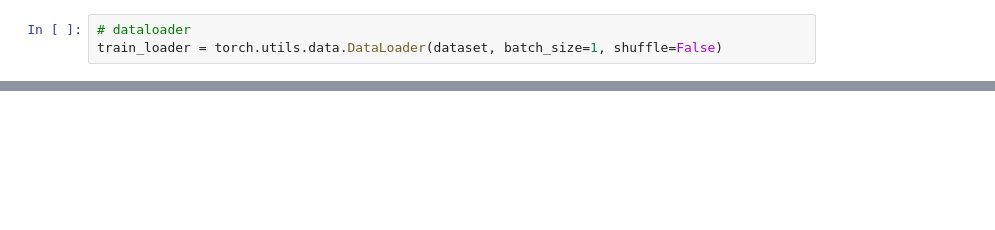
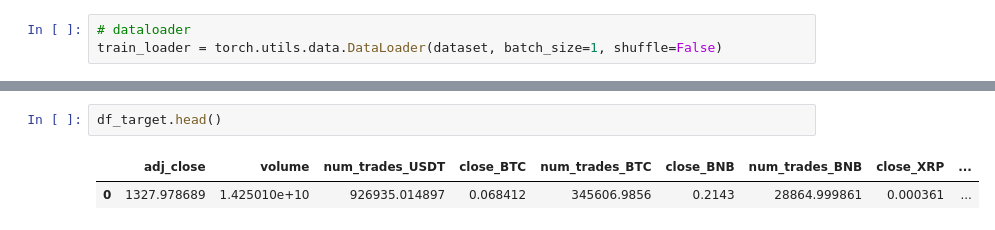
Before and after one commit to CAMAY3101/KALIK, a Jupyter notebook: model/modelo.ipynb, the cells around one changed output, grey strips where cells are left out. Saved outputs shown, nothing was run; the diff lists cells and outputs as text; blank space fills up the shorter version.

```diff
--- a/model/modelo.ipynb
+++ b/model/modelo.ipynb
@@ -331,0 +334,5 @@ torch.save(Stock_n.state_dict(), 'saved_models/Stock_n.pth')
+# %%
+df_target.head()
+# %% [output]
+|  | adj_close | volume | num_trades_USDT | close_BTC | num_trades_BTC | close_BNB | num_trades_BNB | close_XRP | ... |
+| 0 | 1327.978689 | 1.425010e+10 | 926935.014897 | 0.068412 | 345606.9856 | 0.2143 | 28864.999861 | 0.000361 | ... |
```
Also changed, not shown: parts of 24 cells of this notebook, 14 other files.
